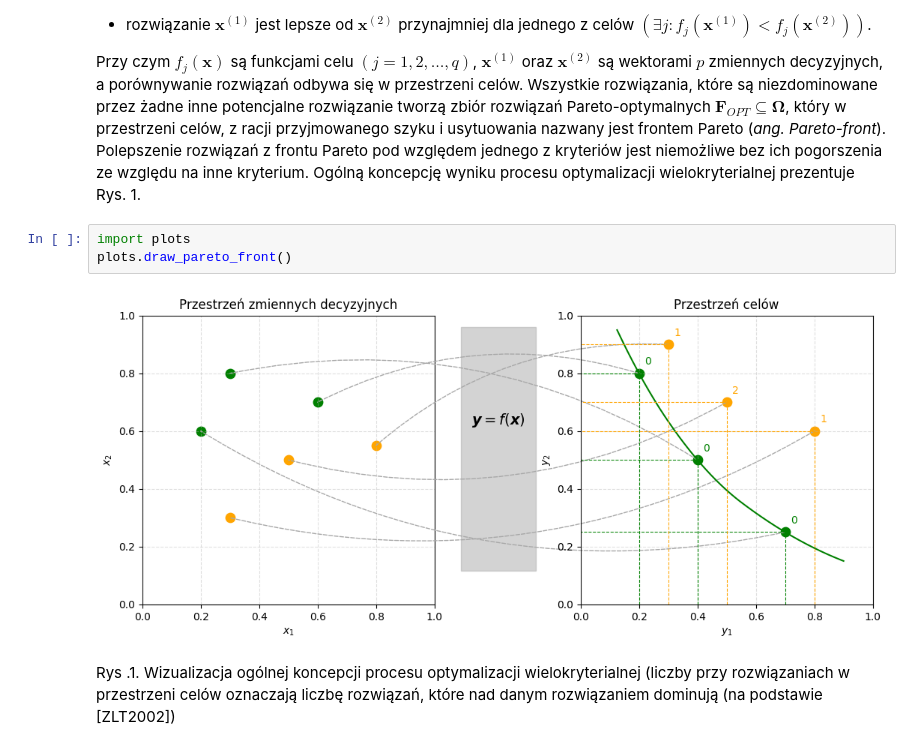
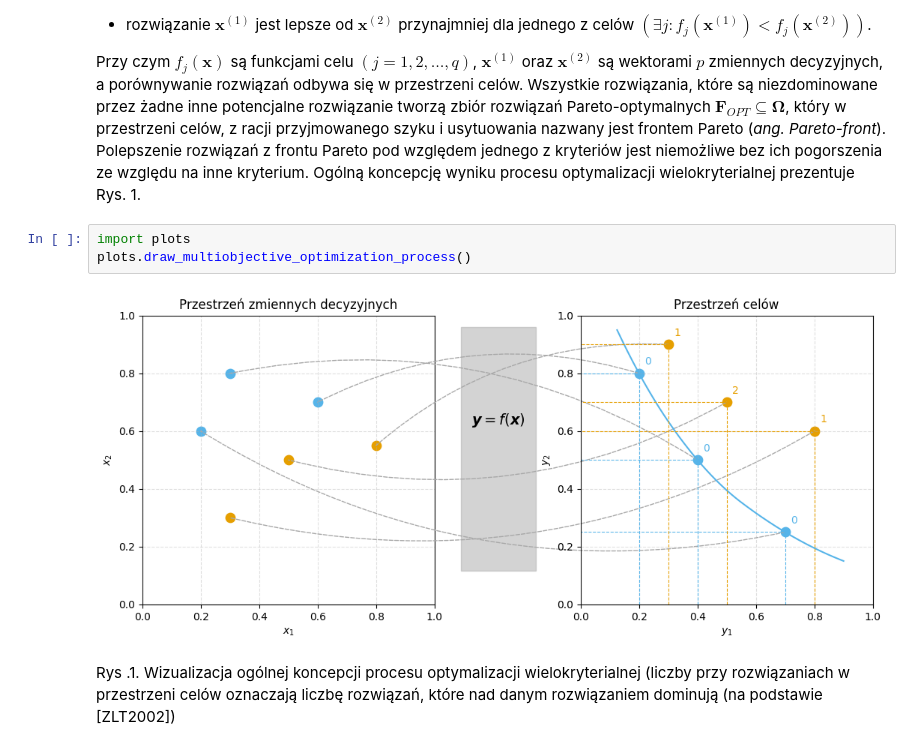
Before and after one commit to bernardopala/moea, a Jupyter notebook: moea.ipynb, the cells around one changed output. Saved outputs shown, nothing was run; the diff lists cells and outputs as text.

```diff
--- a/moea.ipynb
+++ b/moea.ipynb
@@ -47,9 +46,9 @@ Spośród potencjalnych rozwiązań wybiera się najlepsze, tzw. niezdominowane.
 Przy czym $f_j(\boldsymbol{x})$ są funkcjami celu $(j=1,2,…,q)$, $\boldsymbol{x}^{(1)}$ oraz $\boldsymbol{x}^{(2)}$ są wektorami $p$ zmiennych decyzyjnych, a porównywanie rozwiązań odbywa się w przestrzeni celów. Wszystkie rozwiązania, które są niezdominowane przez żadne inne potencjalne rozwiązanie tworzą zbiór rozwiązań Pareto-optymalnych $\boldsymbol{F}_{OPT} \subseteq \boldsymbol{\Omega}$, który w przestrzeni celów, z racji przyjmowanego szyku i usytuowania nazwany jest frontem Pareto (<i>ang. Pareto-front</i>). Polepszenie rozwiązań z frontu Pareto pod względem jednego z kryteriów jest niemożliwe bez ich pogorszenia ze względu na inne kryterium. Ogólną koncepcję wyniku procesu optymalizacji wielokryterialnej prezentuje Rys. 1.
 # %%
 import plots
-plots.draw_pareto_front()
+plots.draw_multiobjective_optimization_process()
 # %% [output]
-[figure, old version]
+[figure, new version]
 # %% [markdown]
 Rys .1. Wizualizacja ogólnej koncepcji procesu optymalizacji wielokryterialnej (liczby przy rozwiązaniach w przestrzeni celów oznaczają liczbę rozwiązań, które nad danym rozwiązaniem dominują (na podstawie [ZLT2002])
 # %% [markdown]
```
Also changed, not shown: parts of 22 cells of this notebook, 4 other files.
